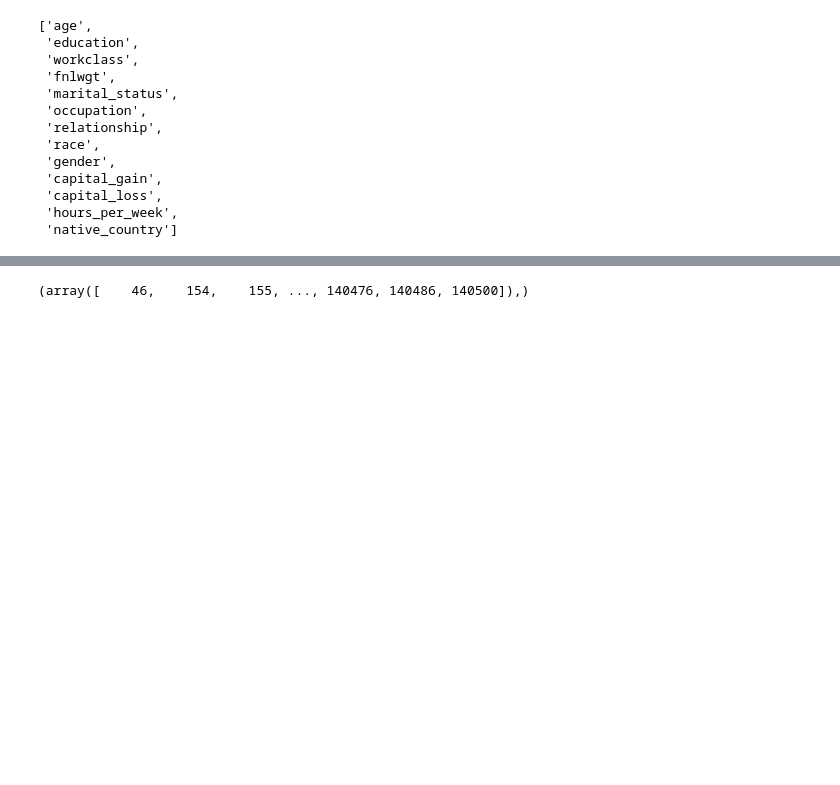
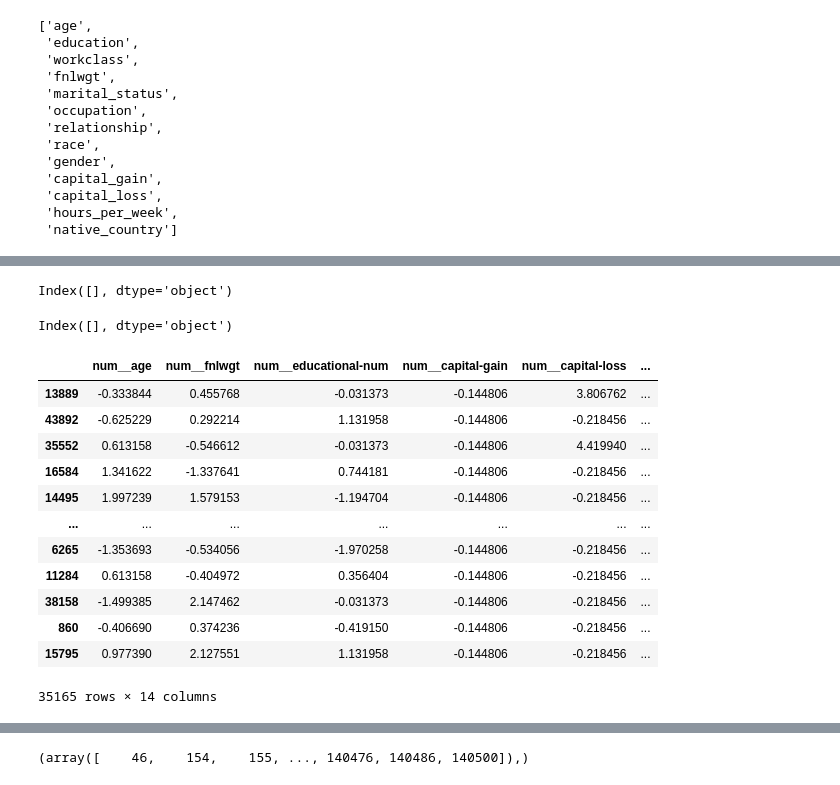
Before and after one commit to TimurTKO/BankPrediction, a Jupyter notebook: model.ipynb, the cells around one changed output, grey strips where cells are left out. Saved outputs shown, nothing was run; the diff lists cells and outputs as text; code cells hidden in the pictures; blank space fills up the shorter version.

```diff
--- a/model.ipynb
+++ b/model.ipynb
@@ -418,0 +541,26 @@ CatBoostError: Input data must have at least one feature
+# %%
+categorical_columns = X.select_dtypes(include=['uint32']).columns
+categorical_columns
+# %% [output]
+Index([], dtype='object')
+# %%
+numerical_columns = X.select_dtypes(include=['uint8']).columns
+numerical_columns
+# %% [output]
+Index([], dtype='object')
+# %%
+preprocessor.fit_transform(X_train)
+# %% [output]
+|  | num__age | num__fnlwgt | num__educational-num | num__capital-gain | num__capital-loss | ... |
+| 13889 | -0.333844 | 0.455768 | -0.031373 | -0.144806 | 3.806762 | ... |
+| 43892 | -0.625229 | 0.292214 | 1.131958 | -0.144806 | -0.218456 | ... |
+| 35552 | 0.613158 | -0.546612 | -0.031373 | -0.144806 | 4.419940 | ... |
+| 16584 | 1.341622 | -1.337641 | 0.744181 | -0.144806 | -0.218456 | ... |
+| 14495 | 1.997239 | 1.579153 | -1.194704 | -0.144806 | -0.218456 | ... |
+| ... | ... | ... | ... | ... | ... | ... |
+| 6265 | -1.353693 | -0.534056 | -1.970258 | -0.144806 | -0.218456 | ... |
+| 11284 | 0.613158 | -0.404972 | 0.356404 | -0.144806 | -0.218456 | ... |
+| 38158 | -1.499385 | 2.147462 | -0.031373 | -0.144806 | -0.218456 | ... |
+| 860 | -0.406690 | 0.374236 | -0.419150 | -0.144806 | -0.218456 | ... |
+| 15795 | 0.977390 | 2.127551 | 1.131958 | -0.144806 | -0.218456 | ... |
+35165 rows × 14 columns
```
Also changed, not shown: parts of 12 cells of this notebook, 5 other files.
